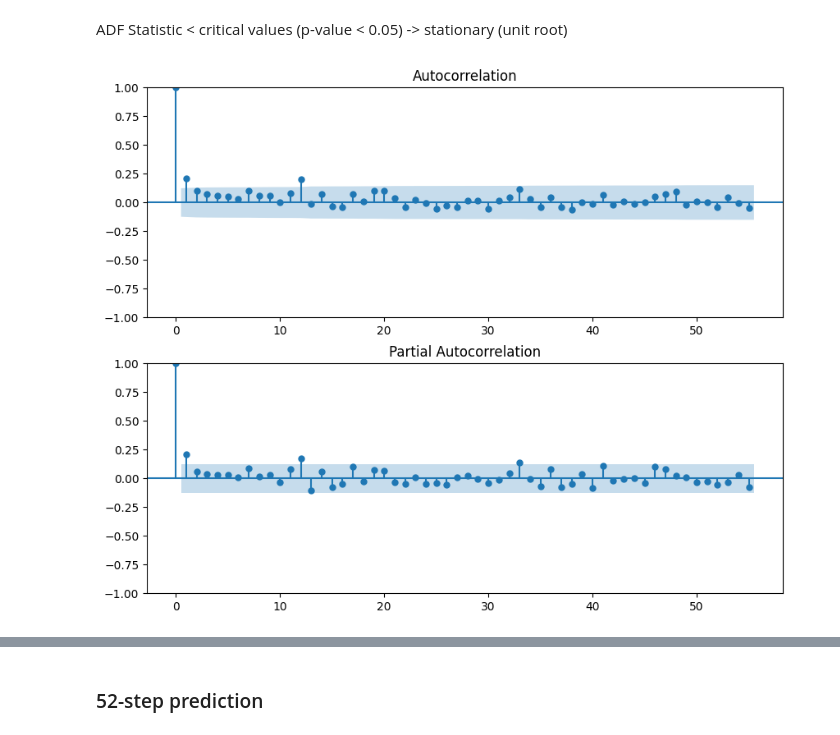
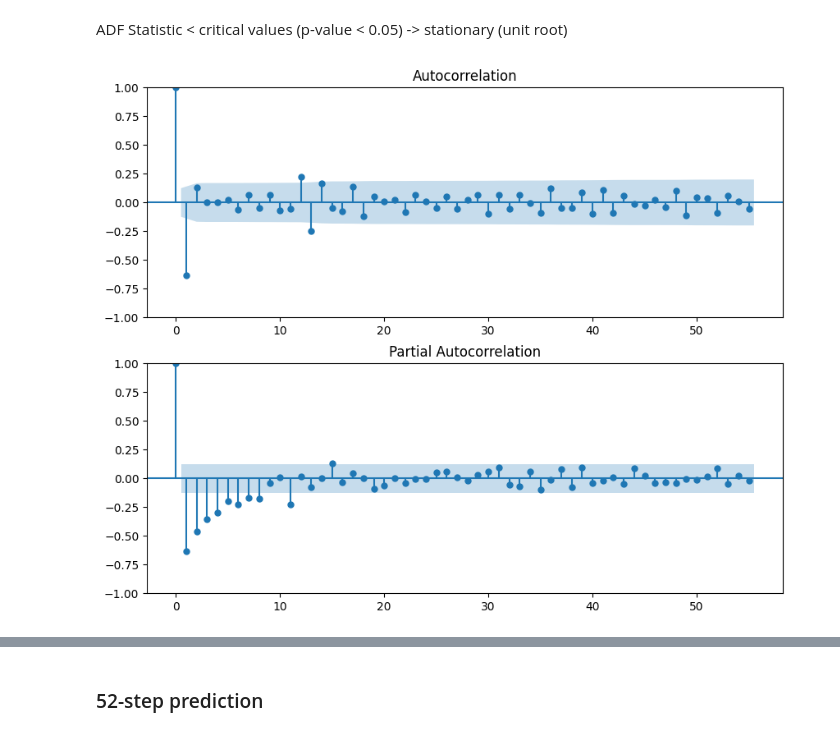
Before and after one commit to athoscf/STP-Drug-Sales, a Jupyter notebook: stp_decomposition.ipynb, the cells around one changed output, grey strips where cells are left out. Cells and saved outputs as stored; diff of their text form; code cells hidden in the pictures.

```diff
--- a/stp_decomposition.ipynb
+++ b/stp_decomposition.ipynb
@@ -520,12 +520,16 @@ Critical Values:
 # %% [markdown]
 ADF Statistic < critical values (p-value < 0.05) -> stationary (unit root)
 # %%
+# train resid diff 1
+train_resid_diff2 = train_resid.diff(1).diff(1)
+train_resid_diff2.dropna(inplace=True)
+
 # Plot ACF and PACF of the residuals
 fig, axes = plt.subplots(2, 1, figsize=(10, 8))
-plot_acf(train_resid, lags=55, ax=axes[0])
-plot_pacf(train_resid, lags=55, ax=axes[1])
+plot_acf(train_resid_diff2, lags=55, ax=axes[0])
+plot_pacf(train_resid_diff2, lags=55, ax=axes[1])
 plt.show()
 # %% [output]
-[figure, old version]
+[figure, new version]
 # %%
 
```
Also changed, not shown: parts of 22 cells of this notebook.
